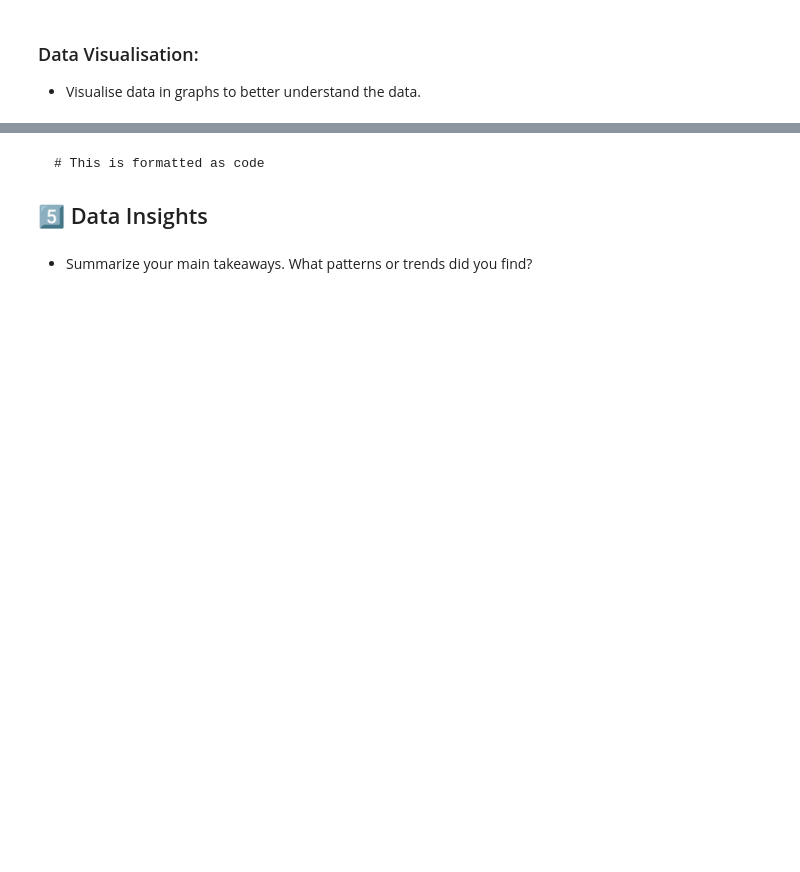
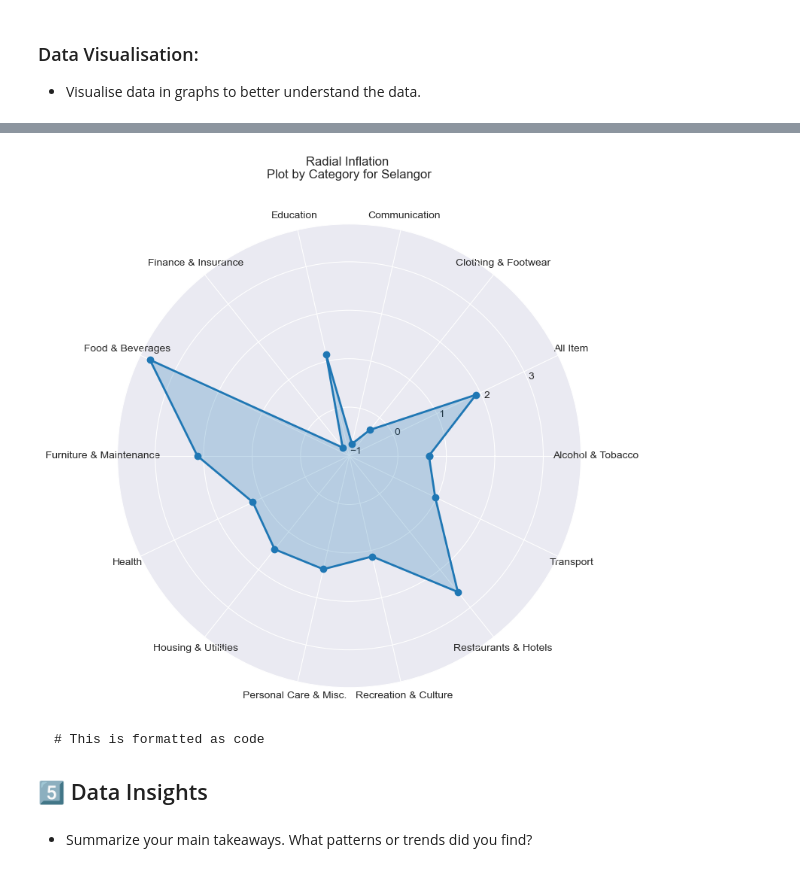
Before and after one commit to faizzmi/capstone-project-kyouth, a Jupyter notebook: main.ipynb, the cells around one changed output, grey strips where cells are left out. Drawn from its saved outputs; the diff is of its cells as text; code cells hidden in the pictures; blank space fills up the shorter version.

```diff
--- a/main.ipynb
+++ b/main.ipynb
@@ -479,12 +523,12 @@ print(filtered.head())
 # %%
-# Join 3: State CPI + MCOICOP (Rubric: Data integration with lookup table)
-merged_state = pd.merge(
-    statelevel_cpi_manipulated, MCOICOP_manipulated,
-    # statelevel_cpi_manipulated, MCOICOP_manipulated[["division", "category"]],
-    on="division", how="left"
+# Join 4: National + MCOICOP
+merged_national = pd.merge(
+    inflation_cpi_manipulated,
+    MCOICOP_manipulated[['division', 'digits','desc_en', 'desc_bm', 'category']],
+    on='division', how="left"
 )
 
 # Verify
-print("Merged state CPI + MCOICOP:")
-print(merged_state.head())
+print("Merged National CPI + MCOICOP:")
+merged_national.head()
 # %% [output]
@@ -515,0 +666,6 @@ Merged state CPI + MCOICOP:
+# %%
+nat_filtered = merged_national[
+    (merged_national['date'] >= '2018-01-01') &
+    (merged_national['date'] <= '2023-12-31')
+]
+nat_filtered.head()
@@ -515,0 +723,4 @@ Merged state CPI + MCOICOP:
+# %%
+
+state_cat_avg = nat_filtered.groupby(['state','category'])['inflation_yoy'].mean().reset_index()
+state_cat_avg.head()
@@ -519,3 +794,26 @@ Merged state CPI + MCOICOP:
+# %%
+# obj4: Patterns & relationships (states & categories)
+state = 'Selangor'
+subset = state_cat_avg[state_cat_avg['state'] == state]
+categories = subset['category']
+inflation = subset['inflation_yoy']
+
+angles = np.linspace(0, 2 * np.pi, len(categories), endpoint=False).tolist()
+inflation = inflation.tolist()
+
+# Make the plot circular
+inflation += inflation[:1]
+angles += angles[:1]
+
+fig, ax = plt.subplots(figsize=(8,8), subplot_kw=dict(polar=True))
+ax.plot(angles, inflation, 'o-', linewidth=2)
+ax.fill(angles, inflation, alpha=0.25)
+ax.set_xticks(angles[:-1])
+ax.set_xticklabels(categories)
+ax.set_title(f"Radial Inflation \nPlot by Category for {state}\n\n\n")
+plt.show()
+# %% [output]
+[figure, added]
 # %% [markdown]
 
 
```
Also changed, not shown: parts of 26 cells of this notebook, 3 other files.
